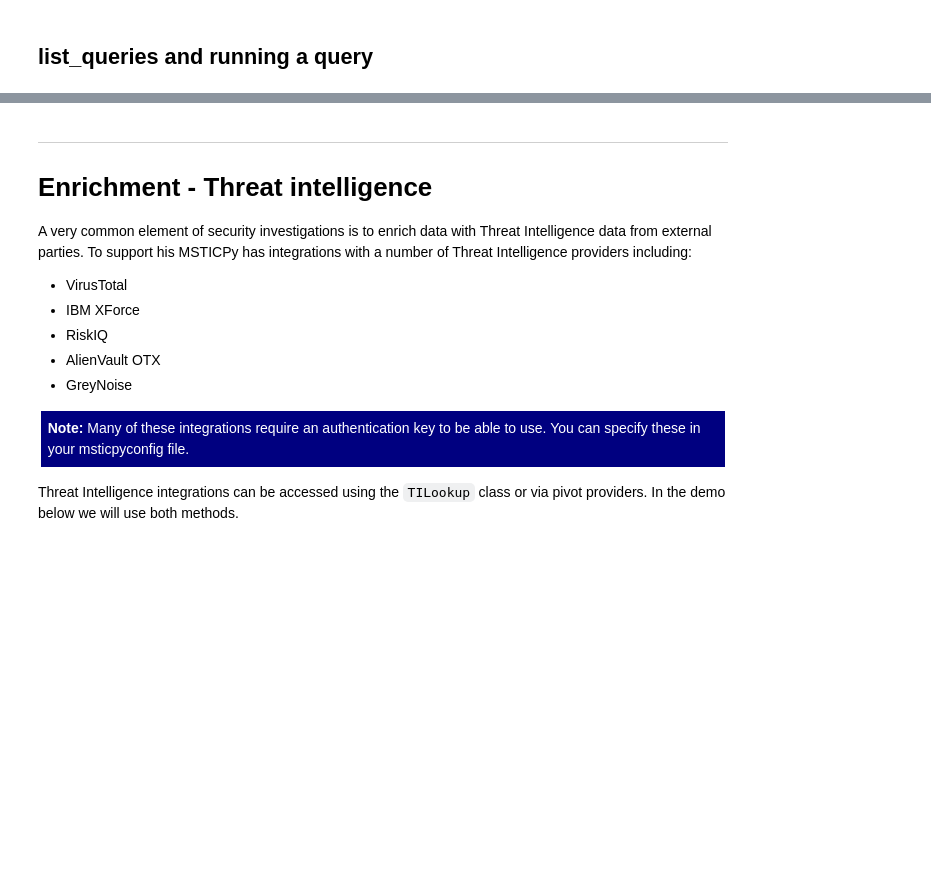
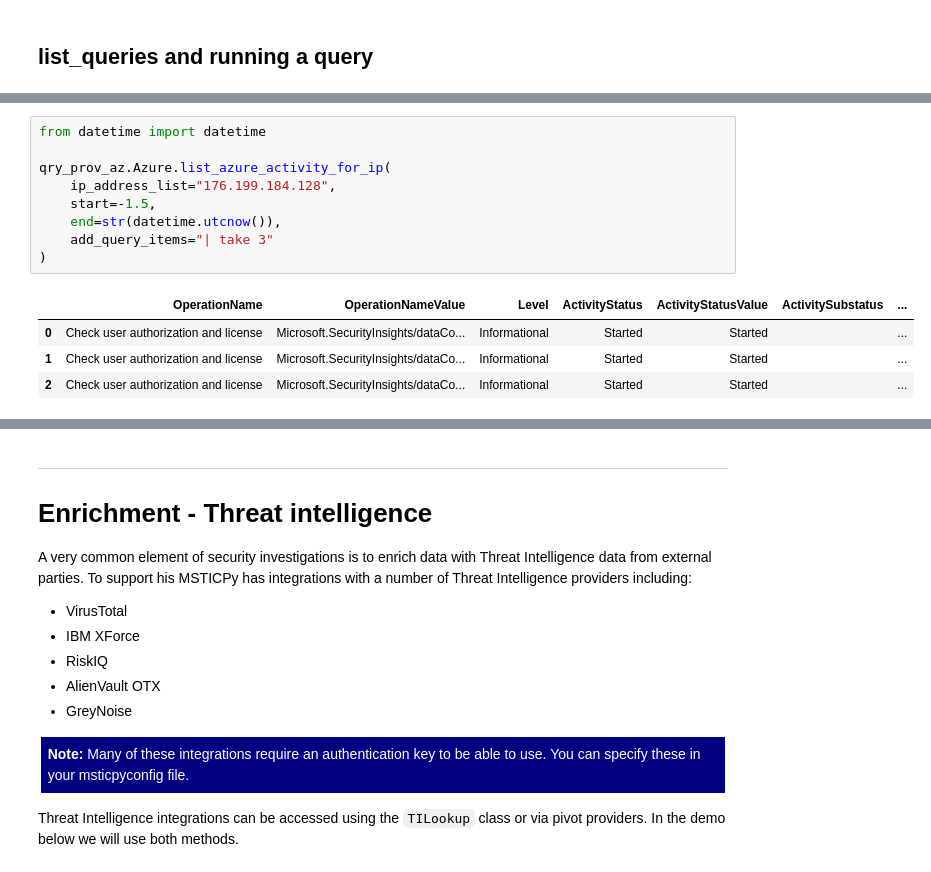
Before and after one commit to OTRF/infosec-jupyterthon, a Jupyter notebook: workshops/2021/day2/day2-4-MSTICPy.ipynb, the cells around one changed output, grey strips where cells are left out. Cells and saved outputs as stored; diff of their text form; blank space fills up the shorter version.

```diff
--- a/workshops/2021/day2/day2-4-MSTICPy.ipynb
+++ b/workshops/2021/day2/day2-4-MSTICPy.ipynb
@@ -198,0 +394,14 @@ qry_prov_az.query_time
+# %%
+from datetime import datetime
+
+qry_prov_az.Azure.list_azure_activity_for_ip(
+    ip_address_list="176.199.184.128",
+    start=-1.5,
+    end=str(datetime.utcnow()),
+    add_query_items="| take 3"
+)
+# %% [output]
+|  | OperationName | OperationNameValue | Level | ActivityStatus | ActivityStatusValue | ActivitySubstatus | ... |
+| 0 | Check user authorization and license | Microsoft.SecurityInsights/dataCo... | Informational | Started | Started |  | ... |
+| 1 | Check user authorization and license | Microsoft.SecurityInsights/dataCo... | Informational | Started | Started |  | ... |
+| 2 | Check user authorization and license | Microsoft.SecurityInsights/dataCo... | Informational | Started | Started |  | ... |
```
Also changed, not shown: parts of 51 cells of this notebook.
